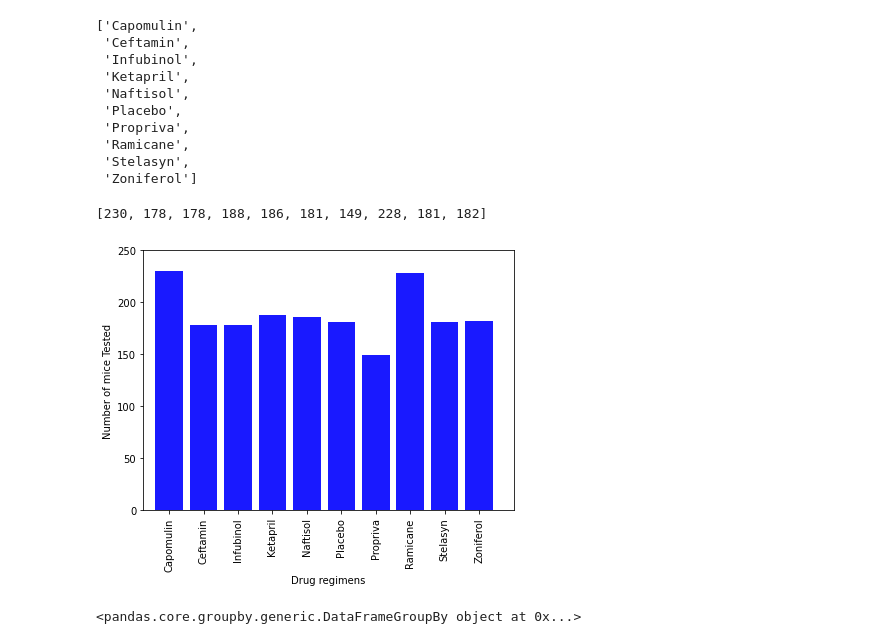
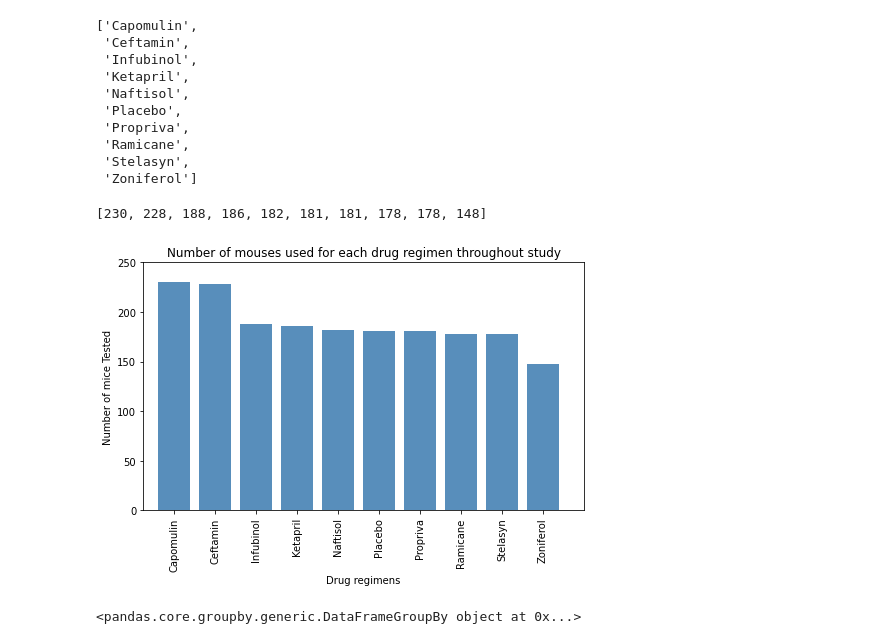
Before and after one commit to NKS8/Matplotlib_challenge, a Jupyter notebook: Pymaceuticals/pymaceuticals_starter.ipynb, the cells around one changed output. Cells and saved outputs as stored; diff of their text form; code cells hidden in the pictures.

```diff
--- a/Pymaceuticals/pymaceuticals_starter.ipynb
+++ b/Pymaceuticals/pymaceuticals_starter.ipynb
@@ -158,0 +81,4 @@ Name: Tumor Volume (mm3), dtype: int64
+# %%
+# Start working and getting statistics from this df
+cleaned_combined_df = cleaned_combined_df.fillna(0)
+cleaned_combined_df.head(2)
@@ -287,0 +142,3 @@ num_mice_df
+# %%
+num_mice_used_each_drug=num_mice_df.sort_values("Mouse ID", ascending = False)
+num_mice_used_each_drug
@@ -315,10 +186,10 @@ drug_reg
  'Stelasyn',
  'Zoniferol']
 # %%
-mouse_count = num_mice_df["Mouse ID"].tolist()
+mouse_count = num_mice_used_each_drug["Mouse ID"].tolist()
 mouse_count
 # %% [output]
-[230, 178, 178, 188, 186, 181, 149, 228, 181, 182]
+[230, 228, 188, 186, 182, 181, 181, 178, 178, 148]
 # %%
-x_axis = np.arange(len(mouse_count))
+x_axis = np.arange(len(drug_reg))
 # %%
@@ -326,14 +197,16 @@ tick_loc = [value for value in x_axis]
 # %%
-plt.figure(figsize=(6,5))
-plt.bar(x_axis, mouse_count, color="blue", alpha=0.9, align="center")
-plt.xticks(tick_loc, drug_reg, rotation="vertical")
+# plotting by pyplot
+plt.figure(figsize=(7,5))
+plt.bar(x_axis, mouse_count, color="steelblue", alpha=0.9, align="center")
+plt.xticks(tick_loc, drug_reg, rotation="vertical") # drug regime is name for bar
 
 plt.xlabel("Drug regimens")
 plt.ylabel("Number of mice Tested")
+plt.title("Number of mouses used for each drug regimen throughout study")
 plt.xlim(-0.75, 10)
 plt.ylim(0, 250)
 plt.tight_layout()
 plt.show()
 # %% [output]
-[figure, old version]
+[figure, new version]
 # %%
```
Also changed, not shown: parts of 73 cells of this notebook.
